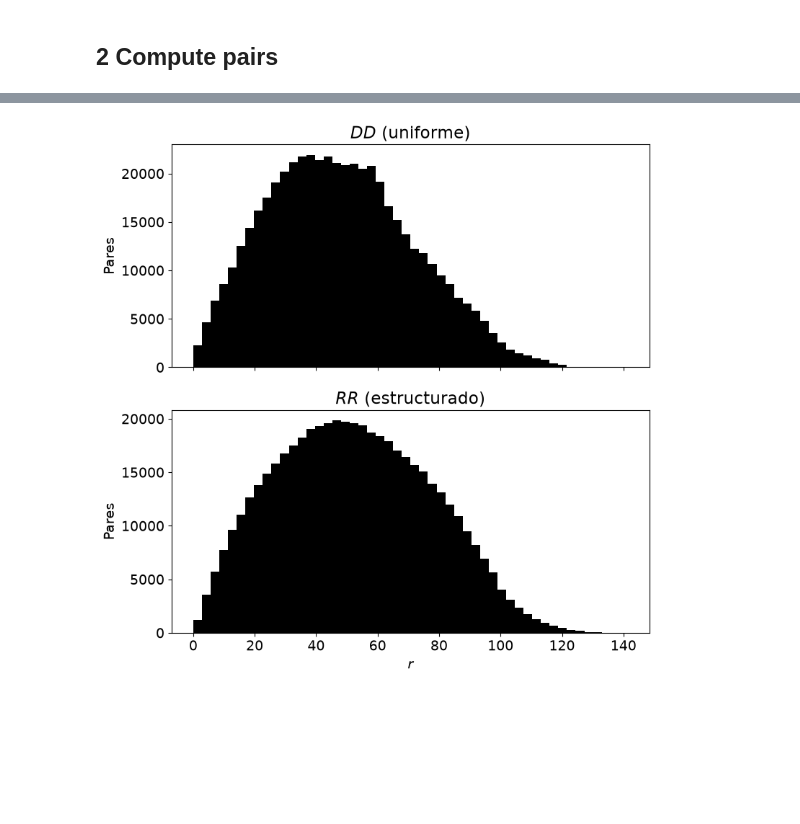
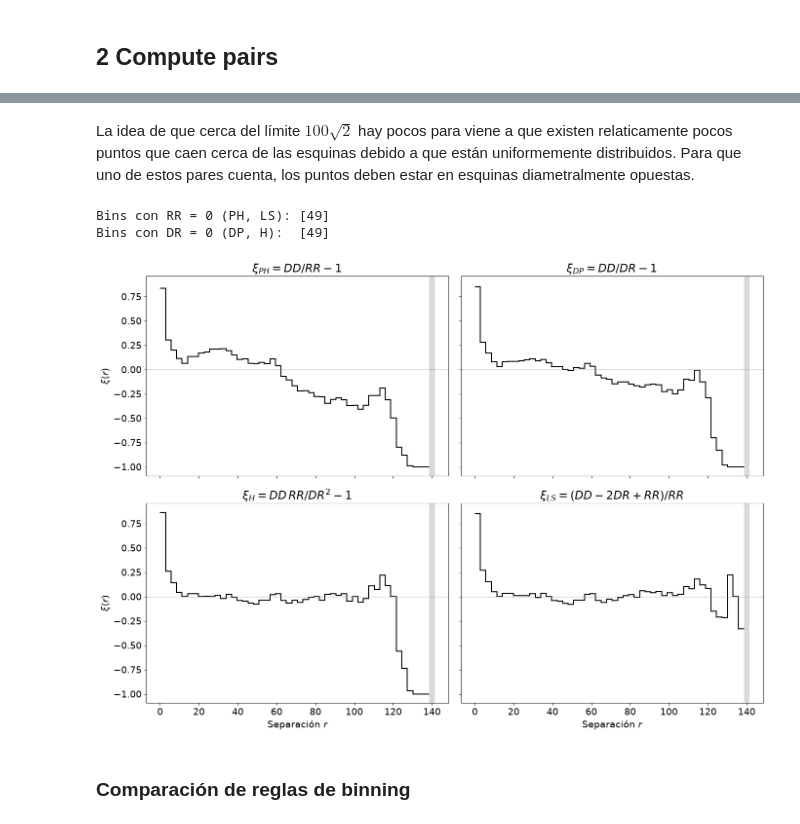
Before and after one commit to jairferrara/num-est, a Jupyter notebook: 05/05.ipynb, the cells around one changed output, grey strips where cells are left out. Saved outputs shown, nothing was run; the diff lists cells and outputs as text; code cells hidden in the pictures; blank space fills up the shorter version.

```diff
--- a/05/05.ipynb
+++ b/05/05.ipynb
@@ -79,10 +95,40 @@ plt.show()
-# %%
-fig, axs = plt.subplots(2, 1, figsize=(8, 8), sharex=True)
-for ax, H, t in zip(axs, (DD, RR), ('$DD$ (uniforme)', '$RR$ (estructurado)')):
-    ax.stairs(H, edges, fill=True, color='k')
-    ax.set(ylabel='Pares', title=t)
-axs[1].set_xlabel('$r$')
-fig.tight_layout()
-plt.show()
-# %% [output]
-[figure, removed]
+# %% [markdown]
+La idea de que cerca del límite $100\sqrt{2}$ hay pocos para viene a que existen relaticamente pocos puntos que caen cerca de las esquinas debido a que están uniformemente distribuidos. Para que uno de estos pares cuenta, los puntos deben estar en esquinas diametralmente opuestas.
+# %%
+mask_RR = RR_norm == 0   # denominador de PH y LS
+mask_DR = DR_norm == 0   # denominador de DP y H
+with np.errstate(divide='ignore', invalid='ignore'):
+    XPH = DD_norm / RR_norm - 1
+    XDP = DD_norm / DR_norm - 1
+    XH = DD_norm * RR_norm / DR_norm ** 2 - 1
+    XLS = (DD_norm - 2 * DR_norm + RR_norm) / RR_norm
+XPH[mask_RR] = np.nan
+XLS[mask_RR] = np.nan
+XDP[mask_DR] = np.nan
+XH[mask_DR] = np.nan
+print('Bins con RR = 0 (PH, LS):', np.flatnonzero(mask_RR))
+print('Bins con DR = 0 (DP, H): ', np.flatnonzero(mask_DR))
+# %% [output]
+Bins con RR = 0 (PH, LS): [49]
+Bins con DR = 0 (DP, H):  [49]
+# %%
+xis = [(XPH, mask_RR, r'$\xi_{PH} = DD/RR - 1$'), (XDP, mask_DR, r'$\xi_{DP} = DD/DR - 1$'),
+       (XH, mask_DR, r'$\xi_{H} = DD\,RR/DR^2 - 1$'), (XLS, mask_RR, r'$\xi_{LS} = (DD - 2DR + RR)/RR$')]
+
+fig, axs = plt.subplots(2, 2, figsize=(14, 10), sharex=True, sharey=True)
+for ax, (xi, m, t) in zip(axs.flat, xis):
+    ax.stairs(xi, edges, color='k', lw=1.5, baseline=None)
+    ax.axhline(0, color='0.6', lw=0.8)
+    for a, b in zip(edges[:-1][m], edges[1:][m]):
+        ax.axvspan(a, b, color='0.85', lw=0)
+    ax.set(title=t)
+for ax in axs[:, 0]:
+    ax.set_ylabel(r'$\xi(r)$')
+for ax in axs[1]:
+    ax.set_xlabel('Separación $r$')
+fig.tight_layout()
+plt.show()
+# %% [output]
+[figure, added]
+# %% [markdown]
+### Comparación de reglas de binning
```
Also changed, not shown: parts of 8 cells of this notebook, 1 other file.
